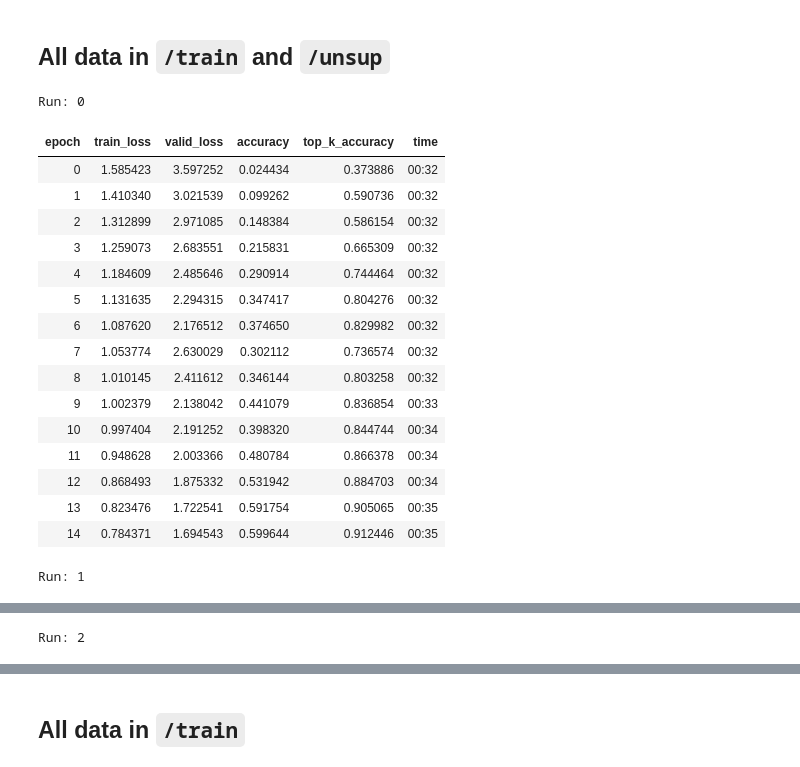
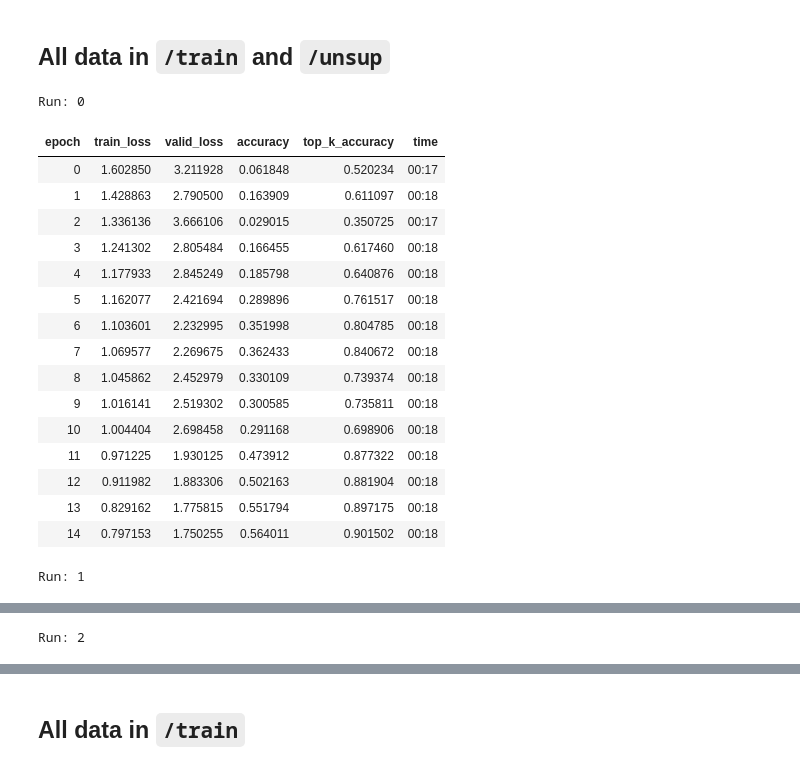
Before and after one commit to JoshVarty/SelfSupervisedLearning, a Jupyter notebook: 02_InpaintingVaryDatasetSize/01_InpaintingWithVariedDatasetSize.ipynb, the cells around one changed output, grey strips where cells are left out. Saved outputs shown, nothing was run; the diff lists cells and outputs as text; code cells hidden in the pictures.

```diff
--- a/02_InpaintingVaryDatasetSize/01_InpaintingWithVariedDatasetSize.ipynb
+++ b/02_InpaintingVaryDatasetSize/01_InpaintingWithVariedDatasetSize.ipynb
@@ -435,15 +523,17 @@ dbunch = get_dbunch(160, 32)
 ## Random Baseline
 # %%
 for run in range(runs):
-        print(f'Run: {run}')
-        #CHANGE: No self-attention
-        sa = 0
-        learn = Learner(dbunch, m(c_out=20, act_cls=torch.nn.ReLU, sa=sa, sym=sym, pool=pool), opt_func=opt_func, \
-                metrics=[accuracy,top_k_accuracy], loss_func=LabelSmoothingCrossEntropy())
-        if dump: print(learn.model); exit()
-        if fp16: learn = learn.to_fp16()
-        cbs = MixUp(mixup) if mixup else []
-        learn.fit_flat_cos(epochs, lr, wd=1e-2, cbs=cbs)
+    print(f'Run: {run}')
+    learn = Learner(dbunch, model(c_out=20, pretrained=False, act_cls=torch.nn.ReLU, sa=sa, sym=sym, pool=pool), opt_func=opt_func, \
+            metrics=[accuracy,top_k_accuracy], loss_func=LabelSmoothingCrossEntropy())
+
+    if fp16: learn = learn.to_fp16()
+    cbs = []
+    learn.fit_flat_cos(epochs, lr, wd=1e-2, cbs=cbs)
+
+    del learn
+    torch.cuda.empty_cache()
+    gc.collect()
 # %% [output]
 Run: 0
 | epoch | train_loss | valid_loss | accuracy | top_k_accuracy | time |
@@ -590,43 +683,46 @@ Average: **60.4%**
 ## All data in `/train` and `/unsup`
 # %%
 for run in range(runs):
-        print(f'Run: {run}')
-        #CHANGE: No self-attention
-        sa = 0
-        learn = Learner(dbunch, m(c_out=20, act_cls=torch.nn.ReLU, sa=sa, sym=sym, pool=pool), opt_func=opt_func, \
-                metrics=[accuracy,top_k_accuracy], loss_func=LabelSmoothingCrossEntropy())
-        if dump: print(learn.model); exit()
-        if fp16: learn = learn.to_fp16()
-        cbs = MixUp(mixup) if mixup else []
+    print(f'Run: {run}')
+    learn = Learner(dbunch, model(c_out=20, pretrained=False, act_cls=torch.nn.ReLU, sa=sa, sym=sym, pool=pool), opt_func=opt_func, \
+            metrics=[accuracy,top_k_accuracy], loss_func=LabelSmoothingCrossEntropy())
 
-        # Load weights generated from training on our pretext task
-        state_dict = torch.load('all_train_unsup_pretext.pth')
-        # HACK: If we don't have all of the parameters for our learner, we get an error
-        linear_layer = learn.model[-1]
-        state_dict['11.weight'] = linear_layer.weight
-        state_dict['11.bias'] = linear_layer.bias
+    if fp16: learn = learn.to_fp16()
+    cbs = []
 
-        learn.model.load_state_dict(state_dict)
+    # Load weights generated from training on our pretext task
+    model_path = 'all_train_unsup_pretext_' + str(run) + '.pth'
+    state_dict = torch.load(model_path)
+    # HACK: If we don't have all of the parameters for our learner, we get an error
+    linear_layer = learn.model[-1]
+    state_dict['11.weight'] = linear_layer.weight
+    state_dict['11.bias'] = linear_layer.bias
 
-        learn.freeze()
-        learn.fit_flat_cos(epochs, lr, wd=1e-2, cbs=cbs)
+    learn.model.load_state_dict(state_dict)
+
+    learn.freeze()
+    learn.fit_flat_cos(epochs, lr, wd=1e-2, cbs=cbs)
+
+    del learn
+    torch.cuda.empty_cache()
+    gc.collect()
 # %% [output]
 Run: 0
 | epoch | train_loss | valid_loss | accuracy | top_k_accuracy | time |
-| 0 | 1.585423 | 3.597252 | 0.024434 | 0.373886 | 00:32 |
-| 1 | 1.410340 | 3.021539 | 0.099262 | 0.590736 | 00:32 |
-| 2 | 1.312899 | 2.971085 | 0.148384 | 0.586154 | 00:32 |
-| 3 | 1.259073 | 2.683551 | 0.215831 | 0.665309 | 00:32 |
-| 4 | 1.184609 | 2.485646 | 0.290914 | 0.744464 | 00:32 |
-| 5 | 1.131635 | 2.294315 | 0.347417 | 0.804276 | 00:32 |
-| 6 | 1.087620 | 2.176512 | 0.374650 | 0.829982 | 00:32 |
-| 7 | 1.053774 | 2.630029 | 0.302112 | 0.736574 | 00:32 |
-| 8 | 1.010145 | 2.411612 | 0.346144 | 0.803258 | 00:32 |
-| 9 | 1.002379 | 2.138042 | 0.441079 | 0.836854 | 00:33 |
-| 10 | 0.997404 | 2.191252 | 0.398320 | 0.844744 | 00:34 |
-| 11 | 0.948628 | 2.003366 | 0.480784 | 0.866378 | 00:34 |
-| 12 | 0.868493 | 1.875332 | 0.531942 | 0.884703 | 00:34 |
-| 13 | 0.823476 | 1.722541 | 0.591754 | 0.905065 | 00:35 |
-| 14 | 0.784371 | 1.694543 | 0.599644 | 0.912446 | 00:35 |
+| 0 | 1.602850 | 3.211928 | 0.061848 | 0.520234 | 00:17 |
+| 1 | 1.428863 | 2.790500 | 0.163909 | 0.611097 | 00:18 |
+| 2 | 1.336136 | 3.666106 | 0.029015 | 0.350725 | 00:17 |
+| 3 | 1.241302 | 2.805484 | 0.166455 | 0.617460 | 00:18 |
+| 4 | 1.177933 | 2.845249 | 0.185798 | 0.640876 | 00:18 |
+| 5 | 1.162077 | 2.421694 | 0.289896 | 0.761517 | 00:18 |
+| 6 | 1.103601 | 2.232995 | 0.351998 | 0.804785 | 00:18 |
+| 7 | 1.069577 | 2.269675 | 0.362433 | 0.840672 | 00:18 |
+| 8 | 1.045862 | 2.452979 | 0.330109 | 0.739374 | 00:18 |
+| 9 | 1.016141 | 2.519302 | 0.300585 | 0.735811 | 00:18 |
+| 10 | 1.004404 | 2.698458 | 0.291168 | 0.698906 | 00:18 |
+| 11 | 0.971225 | 1.930125 | 0.473912 | 0.877322 | 00:18 |
+| 12 | 0.911982 | 1.883306 | 0.502163 | 0.881904 | 00:18 |
+| 13 | 0.829162 | 1.775815 | 0.551794 | 0.897175 | 00:18 |
+| 14 | 0.797153 | 1.750255 | 0.564011 | 0.901502 | 00:18 |
 Run: 1
 | epoch | train_loss | valid_loss | accuracy | top_k_accuracy | time |
```
Also changed, not shown: parts of 39 cells of this notebook.
